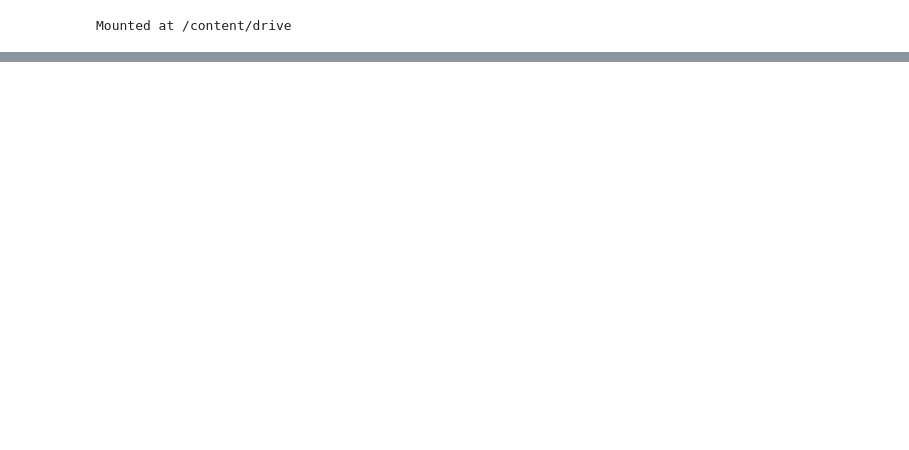
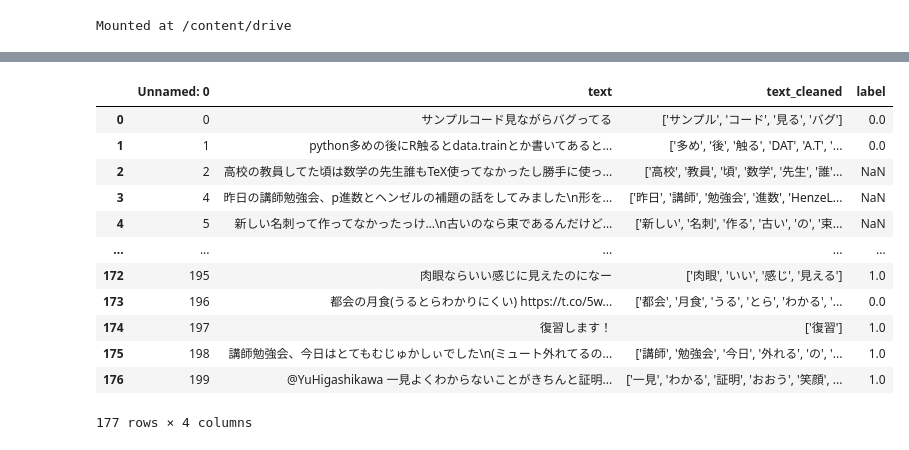
Before and after one commit to 96msnbykym/BERT_sentiment_tweet, a Jupyter notebook: Tweet.ipynb, the cells around one changed output, grey strips where cells are left out. Saved outputs shown, nothing was run; the diff lists cells and outputs as text; code cells hidden in the pictures; blank space fills up the shorter version.

```diff
--- a/Tweet.ipynb
+++ b/Tweet.ipynb
@@ -85,0 +149,17 @@ You should probably TRAIN this model on a down-stream task to be able to use it
+# %%
+train_df = pd.read_csv('drive/My Drive/data/sugakubunka.csv')
+train_df
+# %% [output]
+|  | Unnamed: 0 | text | text_cleaned | label |
+| 0 | 0 | サンプルコード見ながらバグってる | ['サンプル', 'コード', '見る', 'バグ'] | 0.0 |
+| 1 | 1 | python多めの後にR触るとdata.trainとか書いてあると... | ['多め', '後', '触る', 'DAT', 'A.T', '... | 0.0 |
+| 2 | 2 | 高校の教員してた頃は数学の先生誰もTeX使ってなかったし勝手に使っ... | ['高校', '教員', '頃', '数学', '先生', '誰'... | NaN |
+| 3 | 4 | 昨日の講師勉強会、p進数とヘンゼルの補題の話をしてみました\n形を... | ['昨日', '講師', '勉強会', '進数', 'HenzeL... | NaN |
+| 4 | 5 | 新しい名刺って作ってなかったっけ…\n古いのなら束であるんだけど… | ['新しい', '名刺', '作る', '古い', 'の', '束... | NaN |
+| ... | ... | ... | ... | ... |
+| 172 | 195 | 肉眼ならいい感じに見えたのになー | ['肉眼', 'いい', '感じ', '見える'] | 1.0 |
+| 173 | 196 | 都会の月食(うるとらわかりにくい) https://t.co/5w... | ['都会', '月食', 'うる', 'とら', 'わかる', '... | 0.0 |
+| 174 | 197 | 復習します！ | ['復習'] | 1.0 |
+| 175 | 198 | 講師勉強会、今日はとてもむじゅかしぃでした\n(ミュート外れてるの... | ['講師', '勉強会', '今日', '外れる', 'の', '... | 1.0 |
+| 176 | 199 | @YuHigashikawa 一見よくわからないことがきちんと証明... | ['一見', 'わかる', '証明', 'おおう', '笑顔', ... | 1.0 |
+177 rows × 4 columns
```
Also changed, not shown: parts of 18 cells of this notebook.
